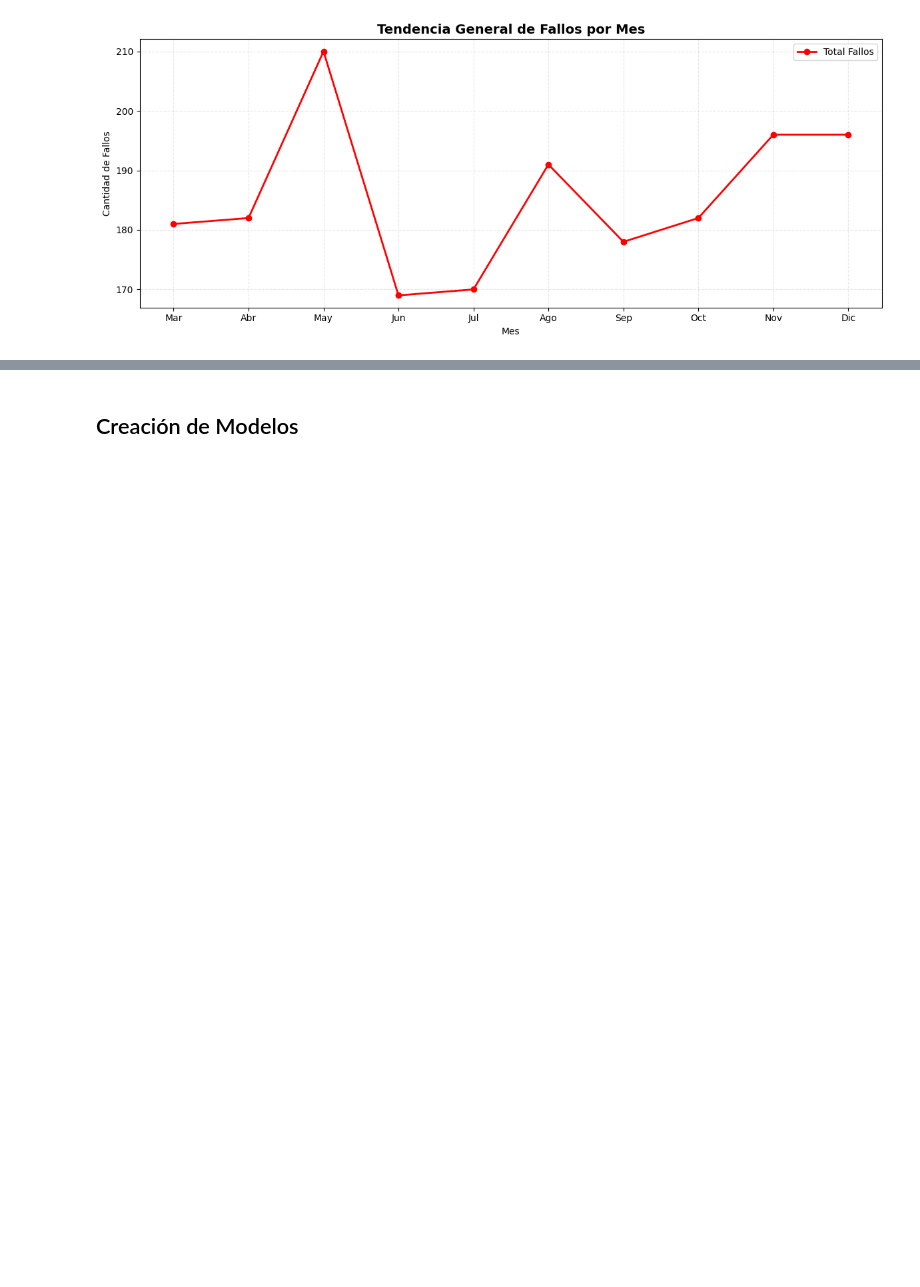
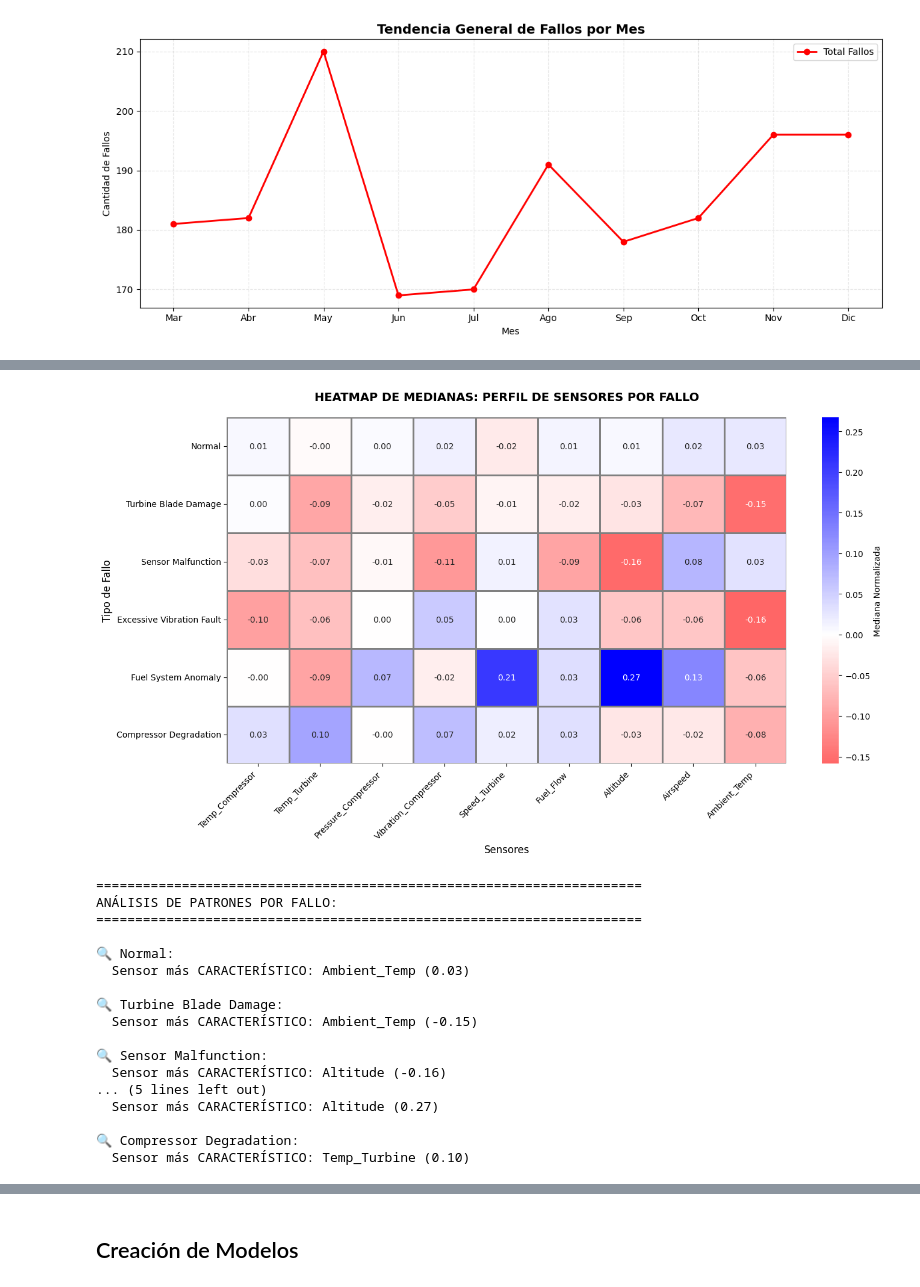
Before and after one commit to noraib/analitica_turboshaft, a Jupyter notebook: E4.ipynb, the cells around one changed output, grey strips where cells are left out. Drawn from its saved outputs; the diff is of its cells as text; code cells hidden in the pictures; blank space fills up the shorter version.

```diff
--- a/E4.ipynb
+++ b/E4.ipynb
@@ -406,0 +510,72 @@ plt.show()
+# %%
+# Heatmap de medianas - muestra patrones claramente
+from matplotlib.colors import LinearSegmentedColormap
+
+# Calcular medianas por fallo y sensor
+median_matrix = pd.DataFrame(index=fallos, columns=sensores_principales)
+
+for fallo in fallos:
+    for sensor in sensores_principales:
+        median_matrix.loc[fallo, sensor] = df[df['Fault_Label'] == fallo][sensor].median()
+
+# Convertir a float
+median_matrix = median_matrix.astype(float)
+
+# Crear heatmap
+plt.figure(figsize=(14, 8))
+
+# Crear colormap personalizado (rojo-negativo, blanco-cero, azul-positivo)
+cmap = LinearSegmentedColormap.from_list('my_cmap', ['red', 'white', 'blue'])
+
+sns.heatmap(median_matrix, annot=True, fmt='.2f', cmap=cmap, center=0,
+            linewidths=1, linecolor='gray', cbar_kws={'label': 'Mediana Normalizada'})
+
+plt.title('HEATMAP DE MEDIANAS: PERFIL DE SENSORES POR FALLO',
+          fontsize=14, fontweight='bold', pad=20)
+plt.xlabel('Sensores', fontsize=12)
+plt.ylabel('Tipo de Fallo', fontsize=12)
+plt.xticks(rotation=45, ha='right')
+plt.tight_layout()
+plt.show()
+
+# Análisis automático de patrones
+print("\n" + "="*70)
+print("ANÁLISIS DE PATRONES POR FALLO:")
+print("="*70)
+
+for fallo in fallos:
+    print(f"\n🔍 {fallo}:")
+    medians = median_matrix.loc[fallo]
+
+    # Sensores más altos que el promedio
+    altos = medians[medians > 0.5].sort_values(ascending=False)
+    if len(altos) > 0:
+        print(f"  Sensores ALTOS: {', '.join([f'{s}:{v:.2f}' for s,v in altos.items()])}")
+
+    # Sensores más bajos que el promedio
+    bajos = medians[medians < -0.5].sort_values()
+    if len(bajos) > 0:
+        print(f"  Sensores BAJOS: {', '.join([f'{s}:{v:.2f}' for s,v in bajos.items()])}")
+
+    # Sensor más característico
+    caracteristico = medians.abs().idxmax()
+    print(f"  Sensor más CARACTERÍSTICO: {caracteristico} ({medians[caracteristico]:.2f})")
+# %% [output]
+[figure, added]
+======================================================================
+ANÁLISIS DE PATRONES POR FALLO:
+======================================================================
+
+🔍 Normal:
+  Sensor más CARACTERÍSTICO: Ambient_Temp (0.03)
+
+🔍 Turbine Blade Damage:
+  Sensor más CARACTERÍSTICO: Ambient_Temp (-0.15)
+
+🔍 Sensor Malfunction:
+  Sensor más CARACTERÍSTICO: Altitude (-0.16)
+... (5 lines left out)
+  Sensor más CARACTERÍSTICO: Altitude (0.27)
+
+🔍 Compressor Degradation:
+  Sensor más CARACTERÍSTICO: Temp_Turbine (0.10)
```
Also changed, not shown: parts of 20 cells of this notebook, 5 other files.
